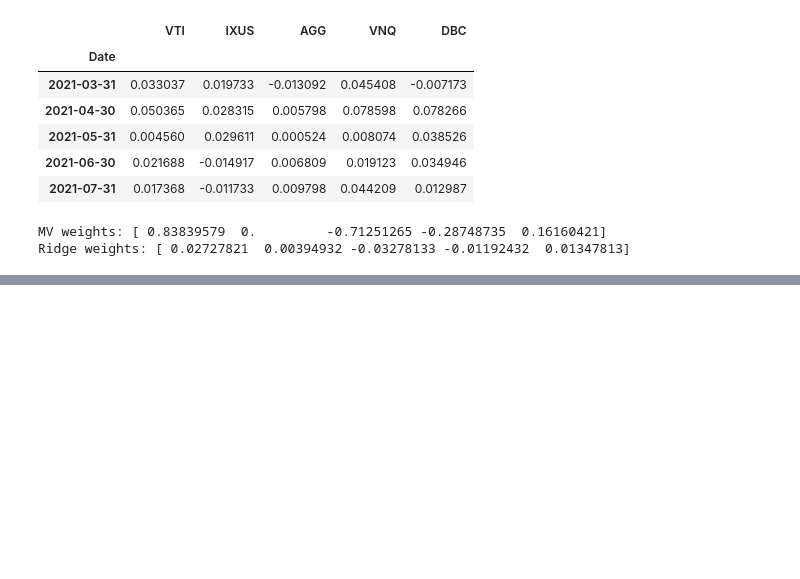
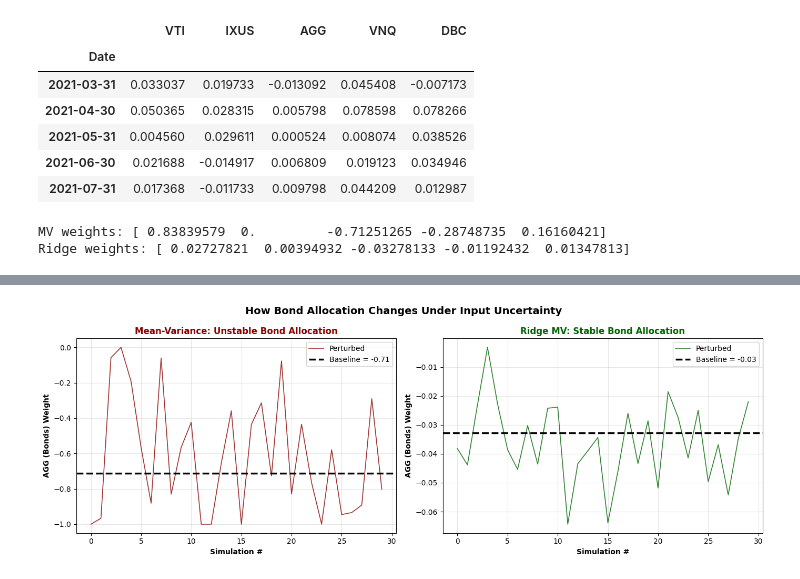
Before and after one commit to robicheau/mathcapstone, a Jupyter notebook: ETF_Portfolio_Optimization_GMV,SPARSE,RIDGE edits.ipynb, the cells around one changed output, grey strips where cells are left out. Saved outputs shown, nothing was run; the diff lists cells and outputs as text; code cells hidden in the pictures; blank space fills up the shorter version.

```diff
--- a/ETF_Portfolio_Optimization_GMV,SPARSE,RIDGE edits.ipynb
+++ b/ETF_Portfolio_Optimization_GMV,SPARSE,RIDGE edits.ipynb
@@ -759,0 +975,35 @@ MV perturbed: [ 0.55122128  0.         -1.          0.          0.44877872]
+# %%
+# Trajectory for AGG (index 2)
+agg_idx = 2
+
+fig, (ax1, ax2) = plt.subplots(1, 2, figsize=(14, 5))
+
+# MVO
+ax1.plot(weights_mv_arr[agg_idx], linewidth=1.2, alpha=0.8, color='darkred', label='Perturbed')
+ax1.axhline(w0_mv[agg_idx], color='black', linestyle='--',
+            linewidth=2.5, label=f'Baseline = {w0_mv[agg_idx]:.2f}')
+ax1.set_xlabel('Simulation #', fontweight='bold')
+ax1.set_ylabel('AGG (Bonds) Weight', fontweight='bold')
+ax1.set_title('Mean-Variance: Unstable Bond Allocation',
+              fontweight='bold', color='darkred', fontsize=12)
+ax1.legend()
+ax1.grid(alpha=0.3)
+
+# Ridge MV
+ax2.plot(weights_ridge_arr[agg_idx], linewidth=1.2, alpha=0.8, color='darkgreen', label='Perturbed')
+ax2.axhline(w0_ridge[agg_idx], color='black', linestyle='--',
+            linewidth=2.5, label=f'Baseline = {w0_ridge[agg_idx]:.2f}')
+ax2.set_xlabel('Simulation #', fontweight='bold')
+ax2.set_ylabel('AGG (Bonds) Weight', fontweight='bold')
+ax2.set_title('Ridge MV: Stable Bond Allocation',
+              fontweight='bold', color='darkgreen', fontsize=12)
+ax2.legend()
+ax2.grid(alpha=0.3)
+
+plt.suptitle('How Bond Allocation Changes Under Input Uncertainty',
+             fontsize=14, fontweight='bold')
+plt.tight_layout()
+plt.savefig('agg_trajectory.png', dpi=300, bbox_inches='tight')
+plt.show()
+# %% [output]
+[figure, added]
```
Also changed, not shown: parts of 14 cells of this notebook.
